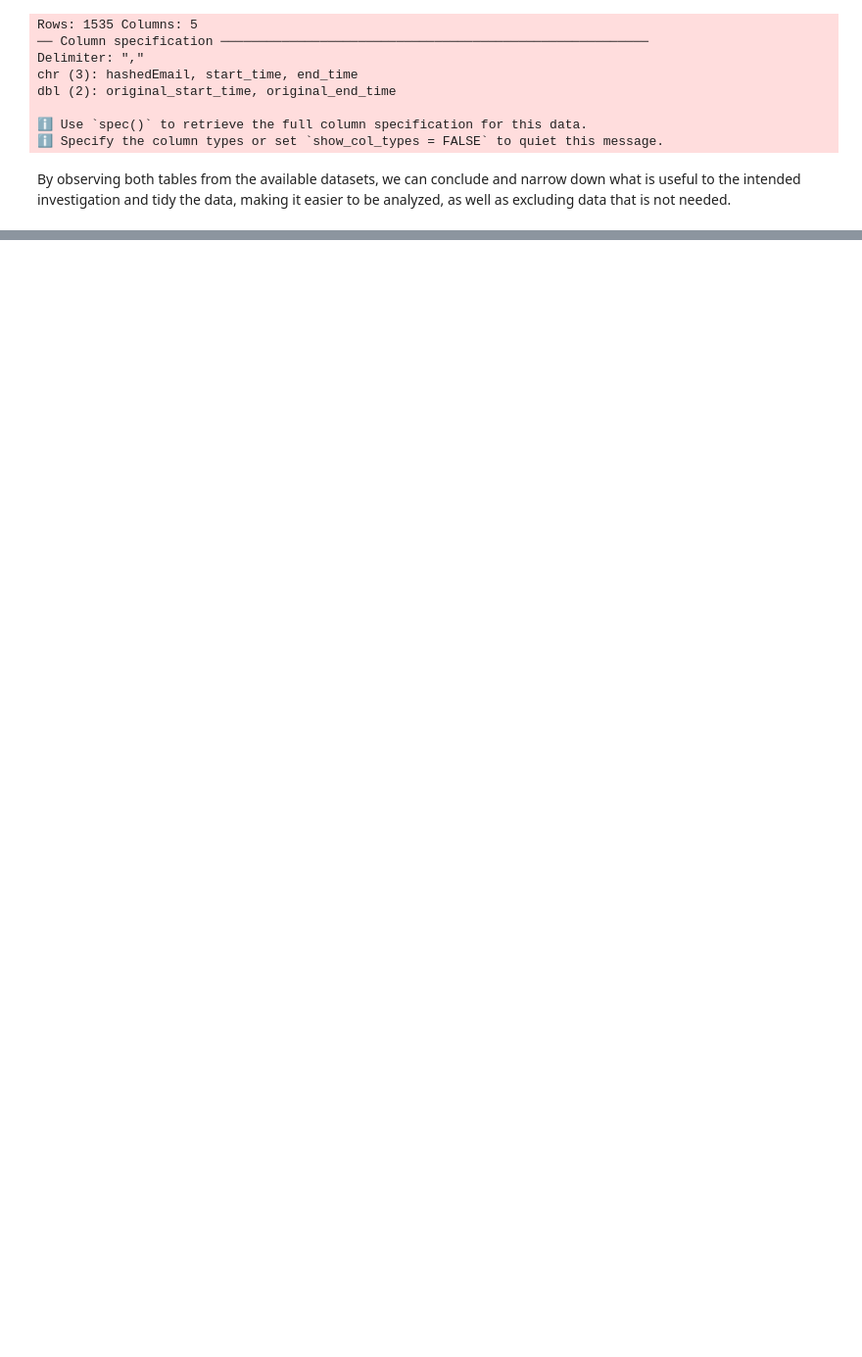
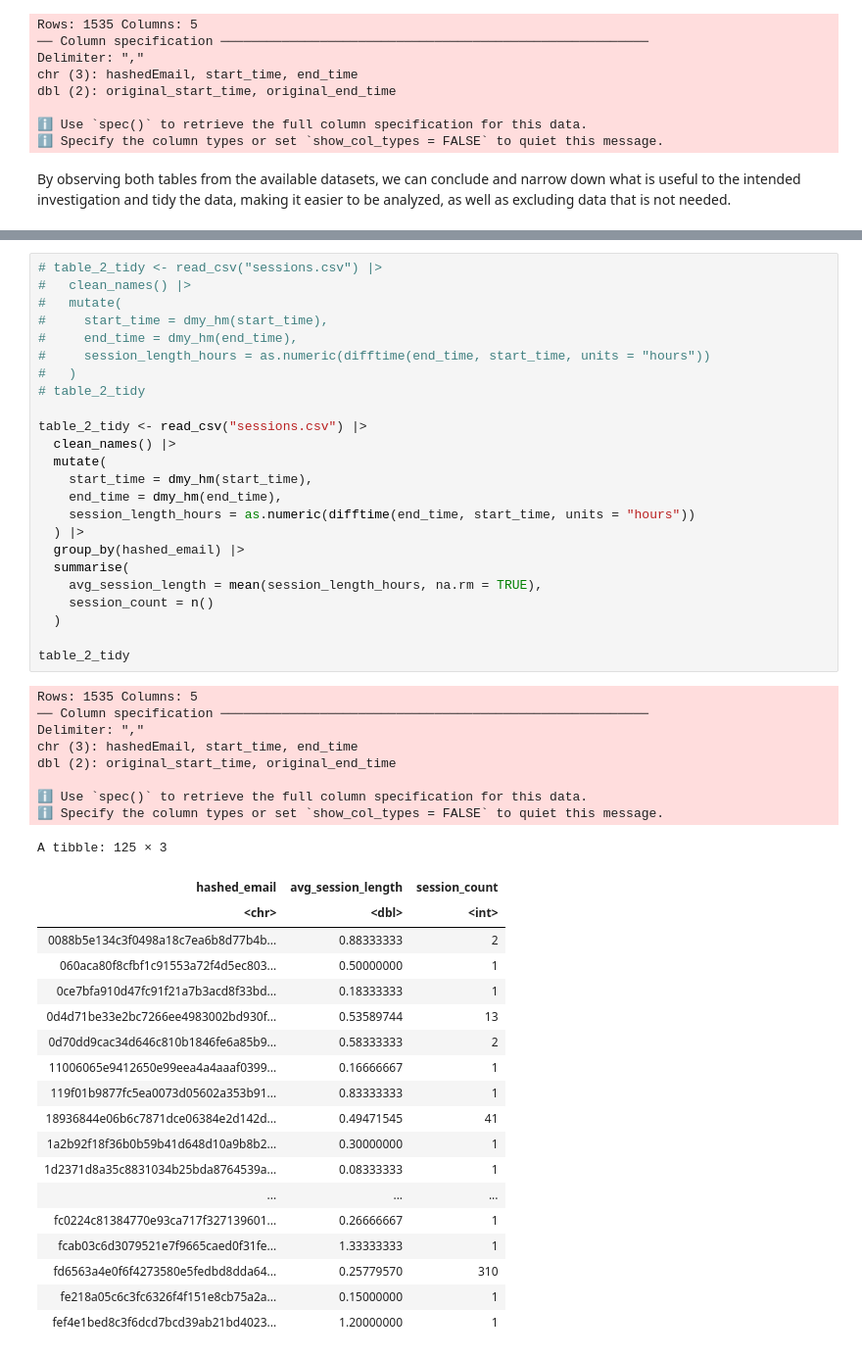
Before and after one commit to saijeh/Planning-Stage-Individual-, a Jupyter notebook: DSCIindividual.ipynb, the cells around one changed output, grey strips where cells are left out. Shown at 98% size. Saved outputs shown, nothing was run; the diff lists cells and outputs as text; blank space fills up the shorter version.

```diff
--- a/DSCIindividual.ipynb
+++ b/DSCIindividual.ipynb
@@ -54 +66,53 @@ A spec_tbl_df: 196 × 7
+# %%
+# table_2_tidy <- read_csv("sessions.csv") |>
+#   clean_names() |>
+#   mutate(
+#     start_time = dmy_hm(start_time),
+#     end_time = dmy_hm(end_time),
+#     session_length_hours = as.numeric(difftime(end_time, start_time, units = "hours"))
+#   )
+# table_2_tidy
+
+table_2_tidy <- read_csv("sessions.csv") |>
+  clean_names() |>
+  mutate(
+    start_time = dmy_hm(start_time),
+    end_time = dmy_hm(end_time),
+    session_length_hours = as.numeric(difftime(end_time, start_time, units = "hours"))
+  ) |>
+  group_by(hashed_email) |>
+  summarise(
+    avg_session_length = mean(session_length_hours, na.rm = TRUE),
+    session_count = n()
+  )
+
+table_2_tidy
+# %% [output]
+Rows: 1535 Columns: 5
+── Column specification ────────────────────────────────────────────────────────
+Delimiter: ","
+chr (3): hashedEmail, start_time, end_time
+dbl (2): original_start_time, original_end_time
+
+ℹ Use `spec()` to retrieve the full column specification for this data.
+ℹ Specify the column types or set `show_col_types = FALSE` to quiet this message.
+A tibble: 125 × 3
+| hashed_email | avg_session_length | session_count |
+| <chr> | <dbl> | <int> |
+| 0088b5e134c3f0498a18c7ea6b8d77b4b... | 0.88333333 | 2 |
+| 060aca80f8cfbf1c91553a72f4d5ec803... | 0.50000000 | 1 |
+| 0ce7bfa910d47fc91f21a7b3acd8f33bd... | 0.18333333 | 1 |
+| 0d4d71be33e2bc7266ee4983002bd930f... | 0.53589744 | 13 |
+| 0d70dd9cac34d646c810b1846fe6a85b9... | 0.58333333 | 2 |
+| 11006065e9412650e99eea4a4aaaf0399... | 0.16666667 | 1 |
+| 119f01b9877fc5ea0073d05602a353b91... | 0.83333333 | 1 |
+| 18936844e06b6c7871dce06384e2d142d... | 0.49471545 | 41 |
+| 1a2b92f18f36b0b59b41d648d10a9b8b2... | 0.30000000 | 1 |
+| 1d2371d8a35c8831034b25bda8764539a... | 0.08333333 | 1 |
+| ... | ... | ... |
+| fc0224c81384770e93ca717f327139601... | 0.26666667 | 1 |
+| fcab03c6d3079521e7f9665caed0f31fe... | 1.33333333 | 1 |
+| fd6563a4e0f6f4273580e5fedbd8dda64... | 0.25779570 | 310 |
+| fe218a05c6c3fc6326f4f151e8cb75a2a... | 0.15000000 | 1 |
+| fef4e1bed8c3f6dcd7bcd39ab21bd4023... | 1.20000000 | 1 |
 # %% [markdown]
```
Also changed, not shown: parts of 7 cells of this notebook.
